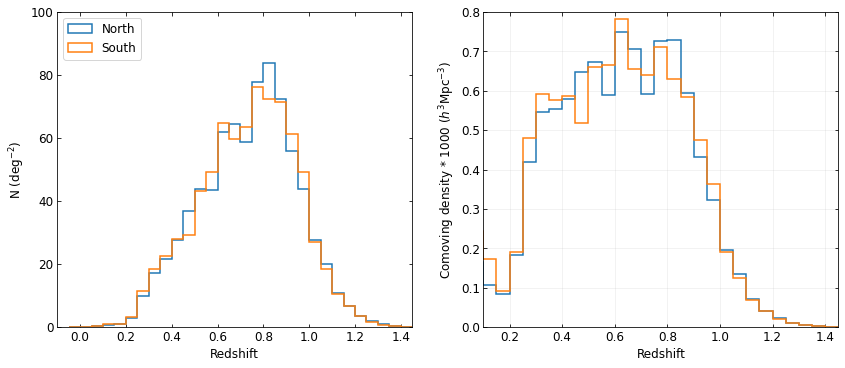
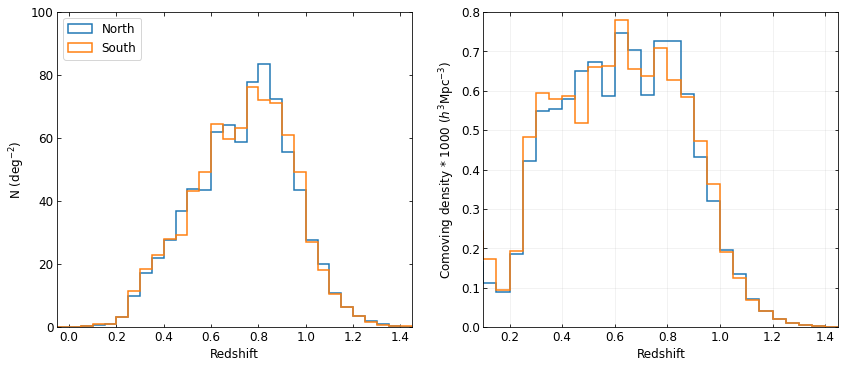
Unified diff of the notebook cell whose output changed from the first chart to the second:
--- before
+++ after
@@ -19,5 +19,5 @@
 axes[0].set_xlabel('Redshift')
 axes[0].set_ylabel('N (deg$^{-2}$)')
-axes[0].set_xlim(-0.1, 1.45)
+axes[0].set_xlim(-0.05, 1.45)
 axes[0].set_ylim(0, 100)
 axes[0].yaxis.set_major_formatter(FormatStrFormatter('%.0f'))

Commit: .